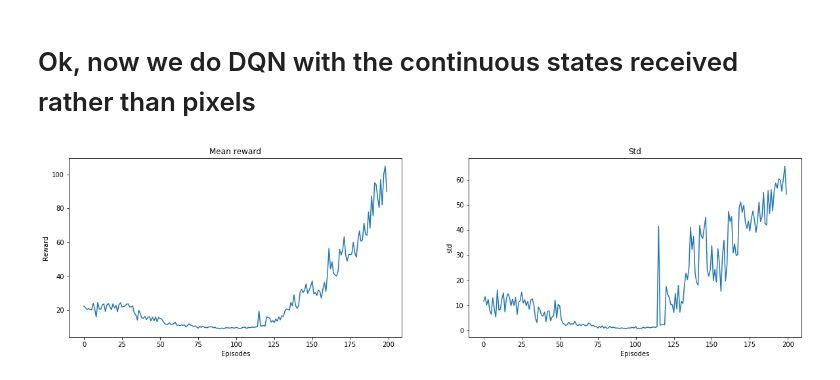
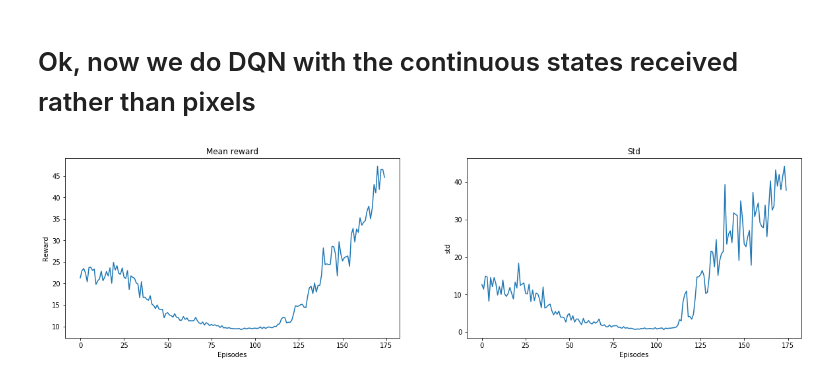
Before and after one commit to whathelll/Reinforcement-Learning, a Jupyter notebook: DQN/3-CartpoleDQN-TF.ipynb, the cells around one changed output. Drawn from its saved outputs; the diff is of its cells as text; code cells hidden in the pictures.

```diff
--- a/DQN/3-CartpoleDQN-TF.ipynb
+++ b/DQN/3-CartpoleDQN-TF.ipynb
@@ -198,16 +184,10 @@ class DQNLinearLearner(object):
                 if step % self.target_q_update_frequency == 0 and step > self.steps_before_training:
                     self.update_target_q()
 
-#                 if display is not None and step % 100 == 0:
-#                     display(self)
-
             if step > self.steps_before_training:
                 self.epsilon.increment() # increment epsilon per episode
             self.episode_rewards.append(episode_reward)
             self.epsilon_log.append(self.epsilon.value())
-
-        if display is not None:
-            display(self)
 
     def train_q(self):
         if self.train_q_batch_size >= len(self.memory):
@@ -234,59 +214,37 @@ class DQNLinearLearner(object):
 
         loss = self.Q.train(self.optimizer, s, a_one_hot, y)
 
         self.l_tq_squared_error.append(loss.numpy().mean())
 
     def update_target_q(self):
         self.Qt.set_weights(self.Q.get_weights())
 
     def run(self):
         self.env = gym.make("CartPole-v0")
         self.reset()
         self.epsilon.isTraining = False
-#         self.env.render()
         episode_reward = 0
         while True:
             self.env.render()
             action = self.get_action(self.s)
             s_1, r, done, _ = self.env.step(action)
             episode_reward += r
             self.s = s_1
 
             if done:
                 break;
 
         self.env.close()
         print("Total Reward: ", episode_reward)
 
-env = gym.make("CartPole-v0")
-learner = DQNLinearLearner(env, double_Q=False)
-
-def show_chart(learner):
-    plt.figure(figsize=(15,10))
-    plt.subplot(2, 2, 1)
-    plt.xlabel('Episode')
-    plt.ylabel('Duration')
-    plt.plot(learner.episode_rewards)
-    plt.subplot(2, 2, 2)
-    plt.xlabel('Last x Training Cycles')
-    plt.ylabel('Loss')
-    plt.plot(list(learner.l_tq_squared_error))
-    plt.subplot(2, 2, 3)
-    plt.xlabel('Episode')
-    plt.ylabel('Epsilon')
-    plt.plot(list(learner.epsilon_log))
-#     display.clear_output(wait=True)
-#     display.display(plt.gcf())
-
-# %time learner.train(200, show_chart)
 
 reward_history = RewardHistory()
 for i in range(20):
-    learner = DQNLinearLearner(double_Q=True)
-    learner.train(200)
+    learner = DQNLinearLearner(double_Q=False)
+    learner.train(175)
     reward_history.append(learner.episode_rewards)
+
+reward_history.plot()
+# %% [output]
+[figure, added]
-# %%
-reward_history.plot()
-# %% [output]
-[figure, removed]
 # %%
```
Also changed, not shown: parts of 4 cells of this notebook, 6 other files.
